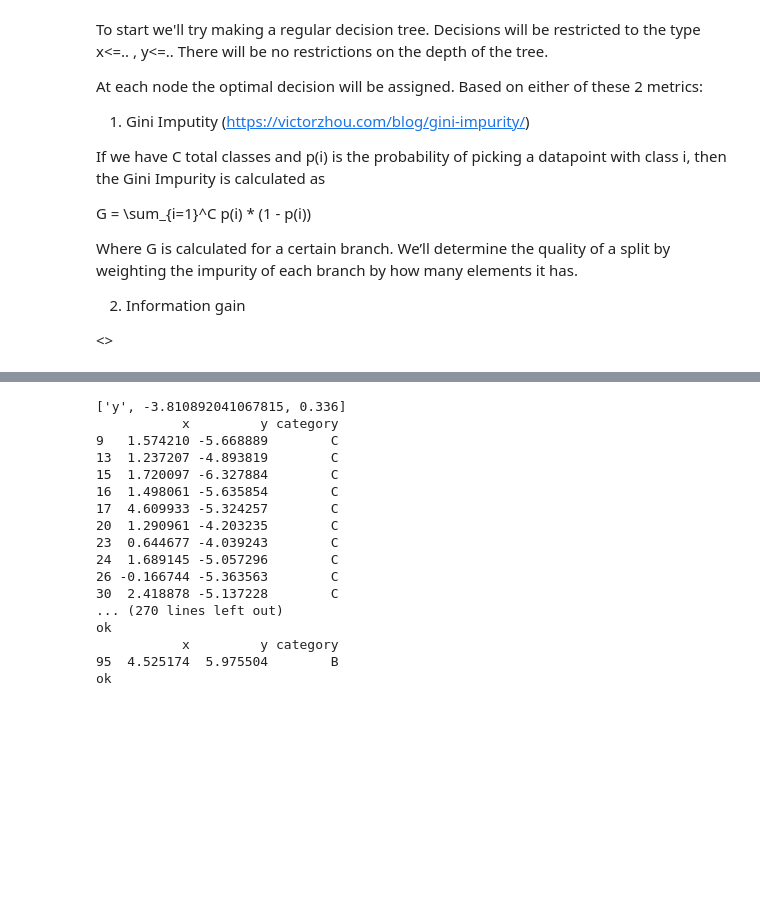
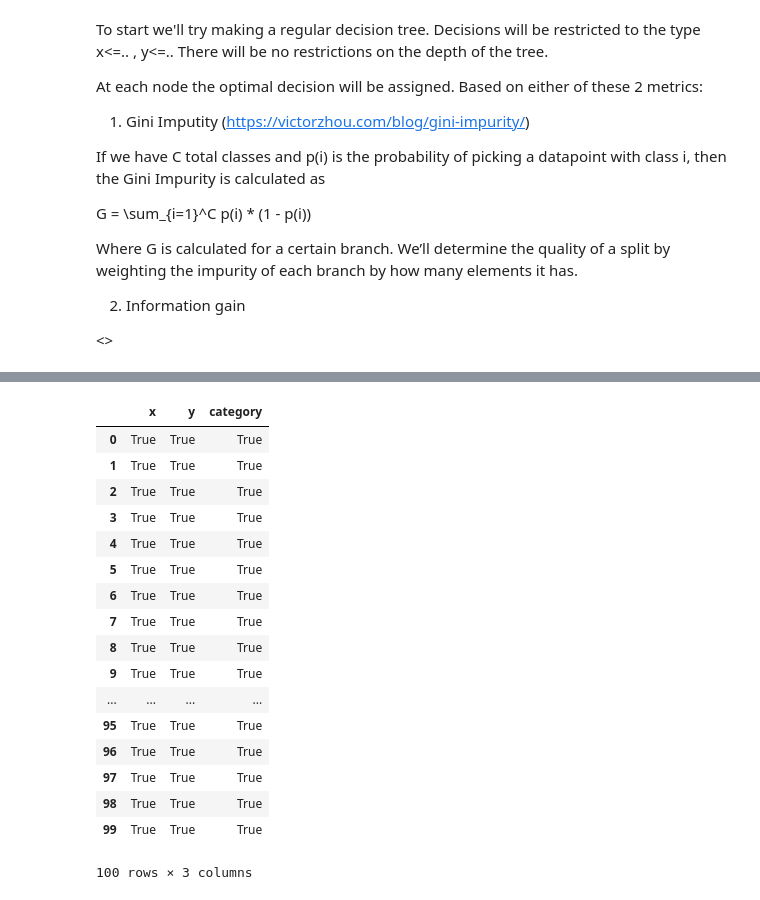
Before and after one commit to MarkDirksen/MLTechniques, a Jupyter notebook: Random Forest Classification.ipynb, the cells around one changed output, grey strips where cells are left out. Saved outputs shown, nothing was run; the diff lists cells and outputs as text; code cells hidden in the pictures; blank space fills up the shorter version.

```diff
--- a/Random Forest Classification.ipynb
+++ b/Random Forest Classification.ipynb
@@ -162,18 +162,17 @@ def FindBestSplit (data):
     else:
         return(['x',best_x,MinGiniX])
 # %%
-#iterative function for generating a decision tree using a greedy algorith based on the Gini Impurity
+#Iterative function for generating a decision tree using a greedy algorith based on the Gini Impurity
 
 def split (data,depth):
     if len(data.category.value_counts()) ==1:
-        print('ok')
-        return
+        return list(data['category'])[0]
     else:
         bestSplit = FindBestSplit(data)
-        print(bestSplit)
         left = data[data[bestSplit[0]] <= bestSplit[1]]
-        print(left)
-        split(left,depth+1)
+        left_return = split(left,depth+1)
         right = data[data[bestSplit[0]] > bestSplit[1]]
-        print(right,depth+1)
-        split(right)
+        right_return = split(right,depth+1)
+        return([[bestSplit[0],bestSplit[1]],[left_return,right_return]])
+# %%
+decisionTree1 = split(df,0)
@@ -179,0 +192,20 @@ def split (data,depth):
+# %%
+#Function for classifying data based on a decision tree
+
+def classify (data, tree):
+    if len(tree[0])==1:
+        output = data
+        output['category'] = tree[0]
+    else:
+        var = tree[0][0]
+        val = tree[0][1]
+        left_data = data[data[var]<=val]
+        right_data = data[data[var]>val]
+        left_output = classify(left_data,tree[1][0])
+        right_output = classify(right_data,tree[1][1])
+        merged = pd.concat([left_output,right_output])
+        output = merged.sort_index()
+    return(output)
+# %%
+test_df = df[['x','y']]
+generated_df = classify(test_df,decisionTree1)
@@ -180,20 +222,21 @@ def split (data,depth):
 # %%
-split(df)
+generated_df == df
 # %% [output]
+|  | x | y | category |
+| 0 | True | True | True |
+| 1 | True | True | True |
+| 2 | True | True | True |
+| 3 | True | True | True |
+| 4 | True | True | True |
+| 5 | True | True | True |
+| 6 | True | True | True |
+| 7 | True | True | True |
+| 8 | True | True | True |
+| 9 | True | True | True |
+| ... | ... | ... | ... |
+| 95 | True | True | True |
+| 96 | True | True | True |
+| 97 | True | True | True |
+| 98 | True | True | True |
+| 99 | True | True | True |
-['y', -3.810892041067815, 0.336]
-           x         y category
-9   1.574210 -5.668889        C
-13  1.237207 -4.893819        C
-15  1.720097 -6.327884        C
-16  1.498061 -5.635854        C
-17  4.609933 -5.324257        C
-20  1.290961 -4.203235        C
-23  0.644677 -4.039243        C
-24  1.689145 -5.057296        C
-26 -0.166744 -5.363563        C
-30  2.418878 -5.137228        C
-... (270 lines left out)
-ok
-           x         y category
-95  4.525174  5.975504        B
-ok
+100 rows × 3 columns
```
Also changed, not shown: parts of 8 cells of this notebook.
